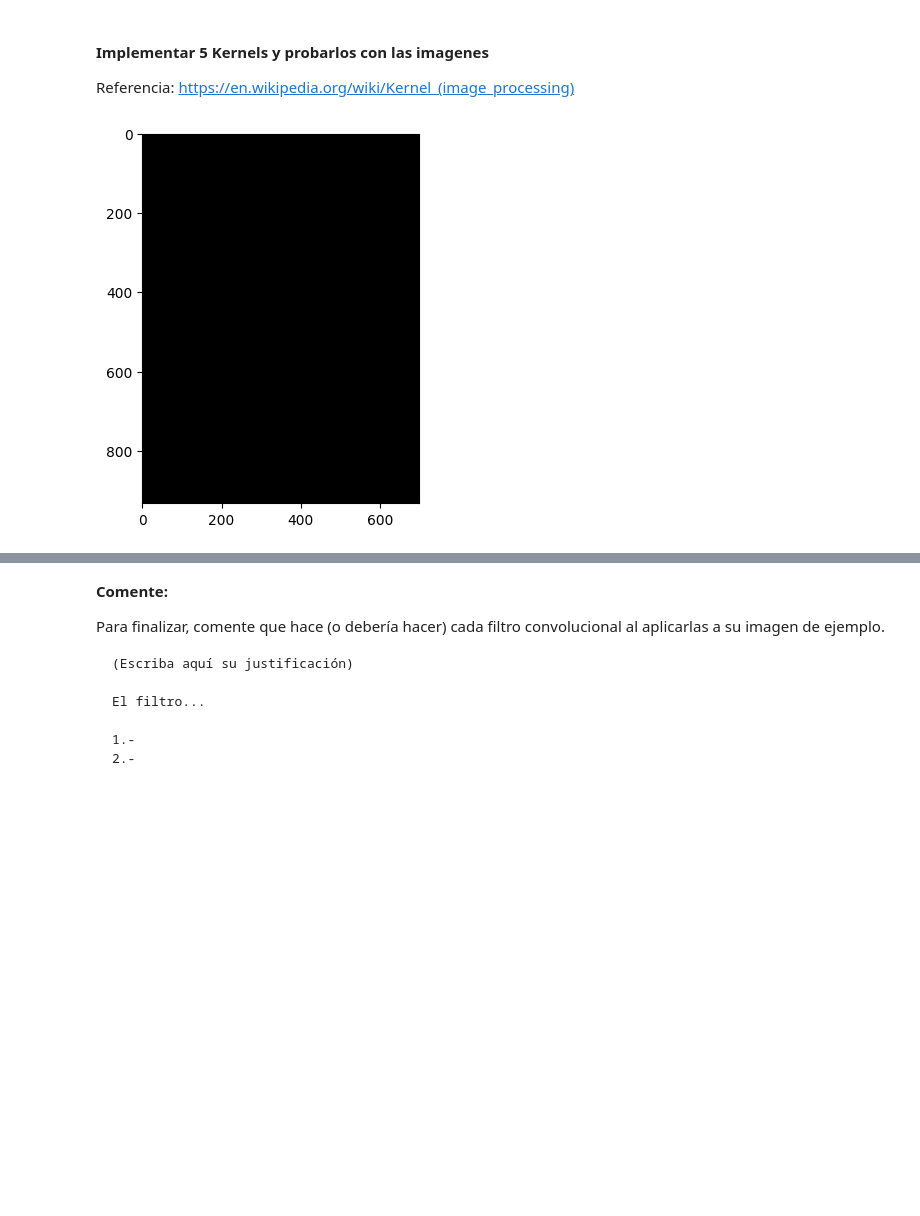
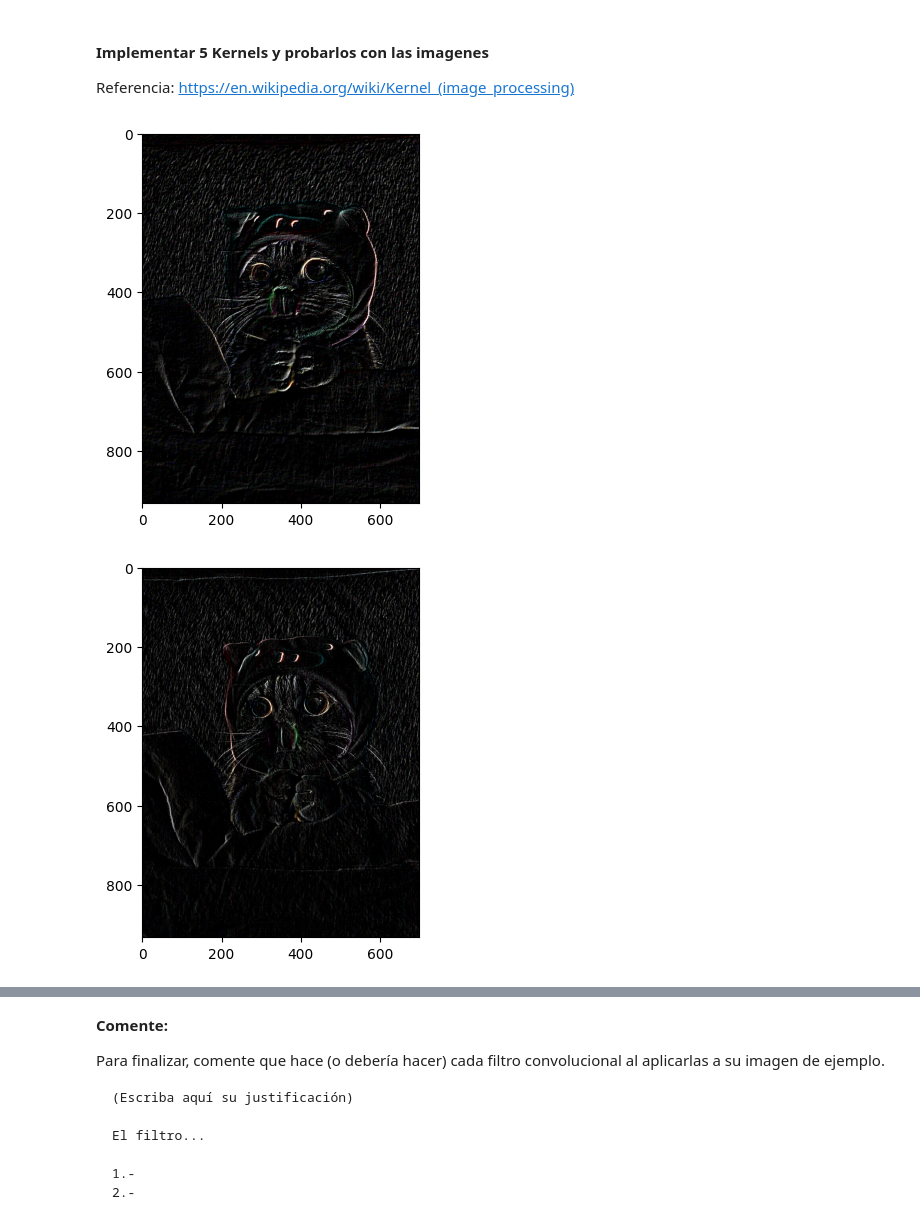
Before and after one commit to carinunez/Labs_MDS, a Jupyter notebook: Lab2_enunciado.ipynb, the cells around one changed output, grey strips where cells are left out. Cells and saved outputs as stored; diff of their text form; code cells hidden in the pictures; blank space fills up the shorter version.

```diff
--- a/Lab2_enunciado.ipynb
+++ b/Lab2_enunciado.ipynb
@@ -532,7 +532,7 @@ class LibImagen():
         Imagen
             Objeto Imagen con la imagen procesada.
         """
-        copy = Imagen(img_in.imagen)
+        copy = Imagen(img_in.imagen.copy())
         return 255 - copy
 
 
@@ -552,7 +552,7 @@ class LibImagen():
             Una que contiene una imagen con 3 canales.
             Los 3 canales deben tener los mismos valores.
         """
-        copy = Imagen(img_in.imagen)
+        copy = Imagen(img_in.imagen.copy())
         imagen_gris = 0.299*copy.imagen[:,:,0] + 0.587*copy.imagen[:,:,1] + 0.114*copy.imagen[:,:,2]
         for i in range(3):
             copy.imagen[:,:,i] = imagen_gris
@@ -577,11 +577,11 @@ class LibImagen():
             Objeto Imagen que contiene una imagen con 3 canales.
             Solo el canal seleccionado debe tener valores distintos a 0.
         """
-        copy = Imagen(img_in.imagen)
+        copy = Imagen(img_in.imagen.copy())
         mapa = {'r':0, 'g':1, 'b':2}
         for canal in ['r', 'g', 'b']:
             if canal != channel:
-                copy.imagen[:,:,mapa[canal]] = copy.imagen[:,:,mapa[canal]] * 0
+                copy.imagen[:,:,mapa[canal]] *= 0
 
         return copy
 
@@ -601,15 +601,15 @@ class LibImagen():
         Imagen
             Objeto Imagen que contiene una imagen con 3 canales modificados.
         """
-        copy = Imagen(img_in.imagen)
+        copy = Imagen(img_in.imagen.copy())
         param = (259*(C+255))/(255*(259-C))
-        copy.imagen = param*(copy.imagen-128)+128
+        copy = param*(copy-128)+128
         return copy
 
     def conv_channel(self, img_in, kernel):
         """Por documentar (esto es parte del puntaje)...
         """
-        img = img_in.imagen
+        img = img_in.imagen.copy()
         img_out = []
         for i in range(img.shape[-1]):
             img_channel = convolve2d(img[:, :, i],
@@ -643,7 +643,7 @@ lib.get_channel(gatito, "g").show()
 lib.get_channel(gatito, "b").show()
 
 print('Mejora de Contraste')
-lib.set_contrast(gatito, 0.6).show()
+lib.set_contrast(gatito, 0).show()
 
 print('Convolución')
 kernel = np.array([[-1, -1,  -1],
@@ -673,12 +672,17 @@ Referencia:
 https://en.wikipedia.org/wiki/Kernel_(image_processing)
 # %%
 # Convolución
-kernel_1 = np.array([[0,1,0],[0,1,0],[0,1,0]]) # lineas verticales
-kernel_2 = np.array([[0,0,0],[1,1,1],[0,0,0]]) # lineas horizontales
-kernel_3 = np.array([[1,0,0],[0,1,0],[0,0,1]]) # diagonales a la izquierda
-kernel_4 = np.array([[0,0,1],[0,1,0],[1,0,0]]) # diagonales a la derecha
-kernel_5 = np.array([[1,1,1],[1,0,0],[1,0,0]]) # esquina superior izquierda
+kernel_1 = np.array([[-1,-1,-1],[-1,-1,-1],[-1,-1,8]]) # lineas verticales
+kernel_2 = np.array([[-1,-1,-1],[8,-1,-1],[-1,-1,-1]]) # lineas horizontales
+kernel_3 = np.array([[3,-1,-1],[3,-1,-1],[-1,-1,-1]]) # diagonales a la izquierda
+kernel_4 = np.array([[-1,-1,-1],[-1,-1,-1],[-1,-1,-1]]) # diagonales a la derecha
+kernel_5 = np.array([[-1,-1,-1],[-1,-1,8],[-1,-1,-1]]) # esquina superior izquierda
 
 lib.conv_channel(gatito, kernel_1).show()
+lib.conv_channel(gatito, kernel_2).show()
+lib.conv_channel(gatito, kernel_3).show()
+lib.conv_channel(gatito, kernel_4).show()
+lib.conv_channel(gatito, kernel_5).show()
 # %% [output]
-[figure, old version]
+[figure, new version]
+[figure, added]
```
Also changed, not shown: parts of 2 cells of this notebook.
